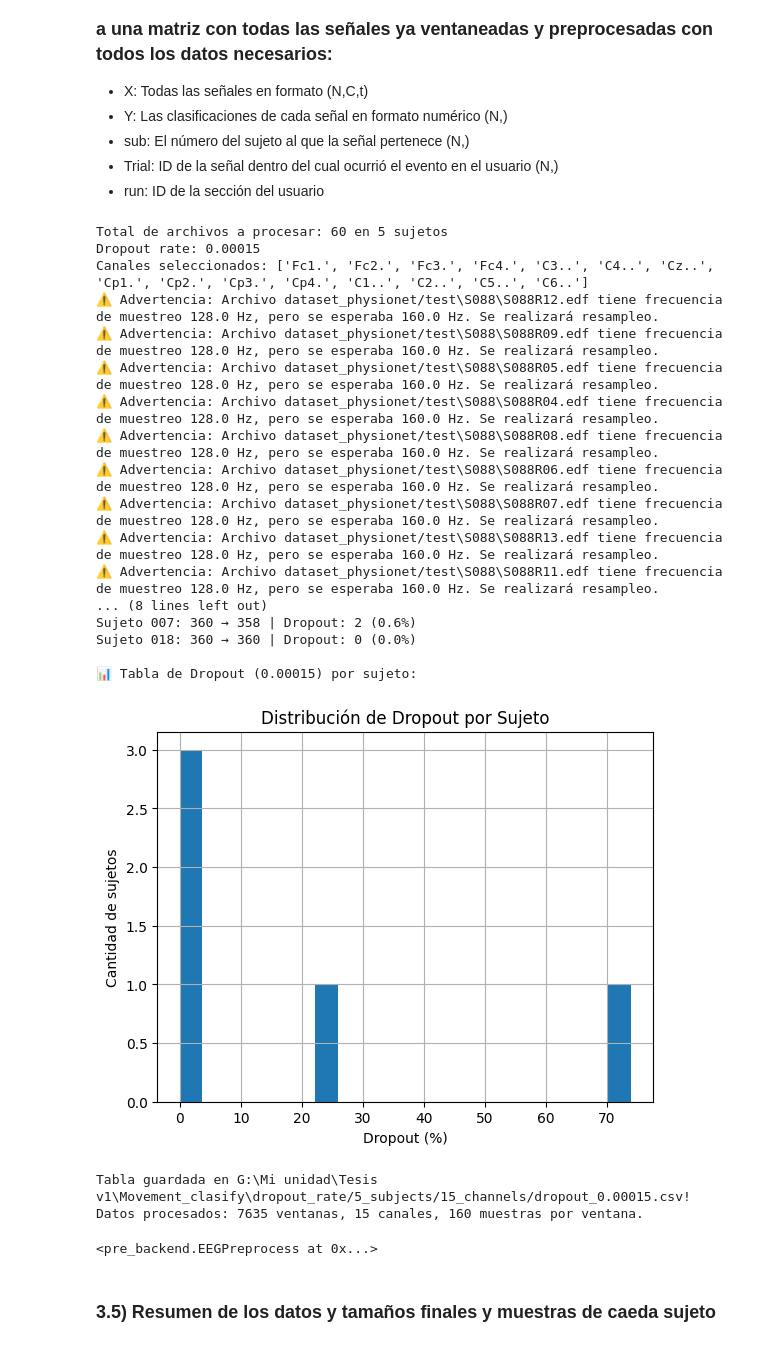
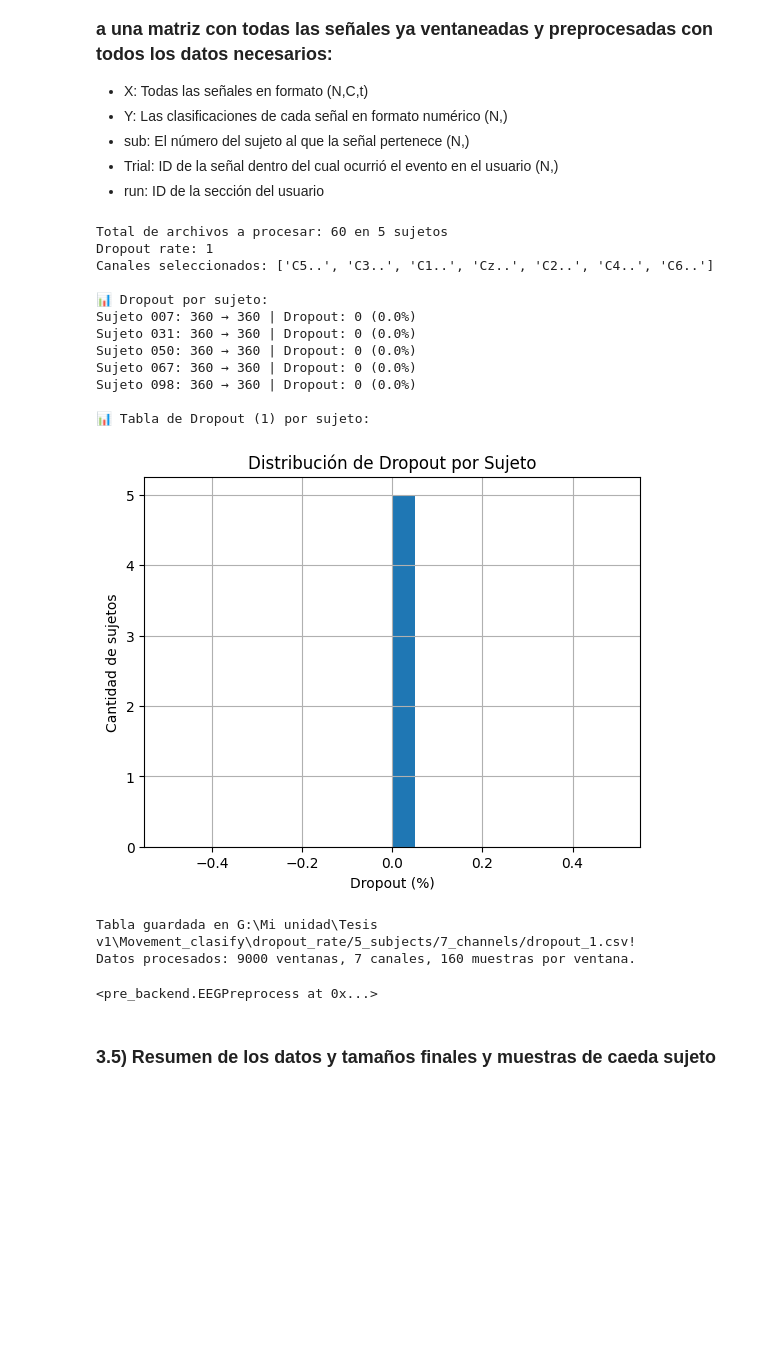
Before and after one commit to Alskat/Movement_clasify, a Jupyter notebook: notebooks/Procesamiento_DL.ipynb, the cells around one changed output. Saved outputs shown, nothing was run; the diff lists cells and outputs as text; code cells hidden in the pictures; blank space fills up the shorter version.

```diff
--- a/notebooks/Procesamiento_DL.ipynb
+++ b/notebooks/Procesamiento_DL.ipynb
@@ -71,7 +73,7 @@ event_config = {
 }
 
 
-base = 'dataset_physionet/test'
+base = 'dataset_physionet/holdouts'
 
 
 """ Dentro de la instanciación del objeto se pueden establecer parámetros como:
@@ -87,8 +89,6 @@ EEG = pr.EEGPreprocess(path = base, config = event_config, notch_freqs = (60,))
 """ Al cargar el objeto se hace toda la creación del dataset en formato numpy con sus respectivas clases
 Carga todo y lo deja directamente en un dataset crudo lisrto para examinar antes del preprocesamiento
 (Protip: pueden colocar show_channels = True para ver los canales antes de elegirlos) """
-if not os.path.exists(EEG.path):
-    EEG.path = os.path.join(project_path, base)
 
 dataset = EEG.load()
 # %% [output]
@@ -104,46 +104,41 @@ FileNotFoundError: [WinError 3] El sistema no puede encontrar la ruta especifica
 # %%
 """ Elegimos los canales que queremos usar para el preprocesamiento, se pueden elegir directamente pero acá hay algunso presets
 Es importante elegir sólo los necesarios dado que el dropout puede ser afectado por canales no relevantes """
 
 channels_7 = ['C5..', 'C3..', 'C1..', 'Cz..', 'C2..', 'C4..', 'C6..']
 channels_15 = [
 
     'Fc1.','Fc2.','Fc3.','Fc4.',#Corteza froto-centrañ
     'C3..','C4..','Cz..', #Corteza central
     'Cp1.','Cp2.','Cp3.','Cp4.', #Corteza centro-parietal
     'C1..', 'C2..', 'C5..', 'C6..'  #Canales cercanos a C3 y C4
 ]
 channels_3 = ['C3..','C4..','Cz..']
 
 """ El preprocesamiento completo se hace con el método build, el cual preprocesa, filtra, dropea y apilar las señales en una matriz gigante lista para entrenar
 
 Parámetros:
 -show_dropouts: Muestra los dropouts de cada señal, 1: un resumen por sujeto y 2: un resumen por cada época
 -dropout_rate: Tasa de dropout, se recomienda entre 100e-6 y 200e-6 para este tipo de datos, pero se pueden probar otras tasas
 -save_df: guarda los datos del dropout en un dataframe para su posterior análisis"""
 
-EEG.build(dataset, show_dropouts=1, dropout_rate = 150e-6, channels = channels_7, Debug= False)
+EEG.build(dataset, show_dropouts=1, dropout_rate = 1, channels = channels_7, Debug= False)
 # %% [output]
 Total de archivos a procesar: 60 en 5 sujetos
-Dropout rate: 0.00015
-Canales seleccionados: ['Fc1.', 'Fc2.', 'Fc3.', 'Fc4.', 'C3..', 'C4..', 'Cz..', 'Cp1.', 'Cp2.', 'Cp3.', 'Cp4.', 'C1..', 'C2..', 'C5..', 'C6..']
-⚠️ Advertencia: Archivo dataset_physionet/test\S088\S088R12.edf tiene frecuencia de muestreo 128.0 Hz, pero se esperaba 160.0 Hz. Se realizará resampleo.
-⚠️ Advertencia: Archivo dataset_physionet/test\S088\S088R09.edf tiene frecuencia de muestreo 128.0 Hz, pero se esperaba 160.0 Hz. Se realizará resampleo.
-⚠️ Advertencia: Archivo dataset_physionet/test\S088\S088R05.edf tiene frecuencia de muestreo 128.0 Hz, pero se esperaba 160.0 Hz. Se realizará resampleo.
-⚠️ Advertencia: Archivo dataset_physionet/test\S088\S088R04.edf tiene frecuencia de muestreo 128.0 Hz, pero se esperaba 160.0 Hz. Se realizará resampleo.
-⚠️ Advertencia: Archivo dataset_physionet/test\S088\S088R08.edf tiene frecuencia de muestreo 128.0 Hz, pero se esperaba 160.0 Hz. Se realizará resampleo.
-⚠️ Advertencia: Archivo dataset_physionet/test\S088\S088R06.edf tiene frecuencia de muestreo 128.0 Hz, pero se esperaba 160.0 Hz. Se realizará resampleo.
-⚠️ Advertencia: Archivo dataset_physionet/test\S088\S088R07.edf tiene frecuencia de muestreo 128.0 Hz, pero se esperaba 160.0 Hz. Se realizará resampleo.
-⚠️ Advertencia: Archivo dataset_physionet/test\S088\S088R13.edf tiene frecuencia de muestreo 128.0 Hz, pero se esperaba 160.0 Hz. Se realizará resampleo.
-⚠️ Advertencia: Archivo dataset_physionet/test\S088\S088R11.edf tiene frecuencia de muestreo 128.0 Hz, pero se esperaba 160.0 Hz. Se realizará resampleo.
-... (8 lines left out)
-Sujeto 007: 360 → 358 | Dropout: 2 (0.6%)
-Sujeto 018: 360 → 360 | Dropout: 0 (0.0%)
+Dropout rate: 1
+Canales seleccionados: ['C5..', 'C3..', 'C1..', 'Cz..', 'C2..', 'C4..', 'C6..']
 
-📊 Tabla de Dropout (0.00015) por sujeto:
+📊 Dropout por sujeto:
+Sujeto 007: 360 → 360 | Dropout: 0 (0.0%)
+Sujeto 031: 360 → 360 | Dropout: 0 (0.0%)
+Sujeto 050: 360 → 360 | Dropout: 0 (0.0%)
+Sujeto 067: 360 → 360 | Dropout: 0 (0.0%)
+Sujeto 098: 360 → 360 | Dropout: 0 (0.0%)
+
+📊 Tabla de Dropout (1) por sujeto:
-[figure, old version]
+[figure, new version]
-Tabla guardada en G:\Mi unidad\Tesis v1\Movement_clasify\dropout_rate/5_subjects/15_channels/dropout_0.00015.csv!
-Datos procesados: 7635 ventanas, 15 canales, 160 muestras por ventana.
+Tabla guardada en G:\Mi unidad\Tesis v1\Movement_clasify\dropout_rate/5_subjects/7_channels/dropout_1.csv!
+Datos procesados: 9000 ventanas, 7 canales, 160 muestras por ventana.
 <pre_backend.EEGPreprocess at 0x...>
 # %% [markdown]
 ### 3.5) Resumen de los datos y tamaños finales y muestras de caeda sujeto
```
Also changed, not shown: parts of 4 cells of this notebook, 3 other files.
